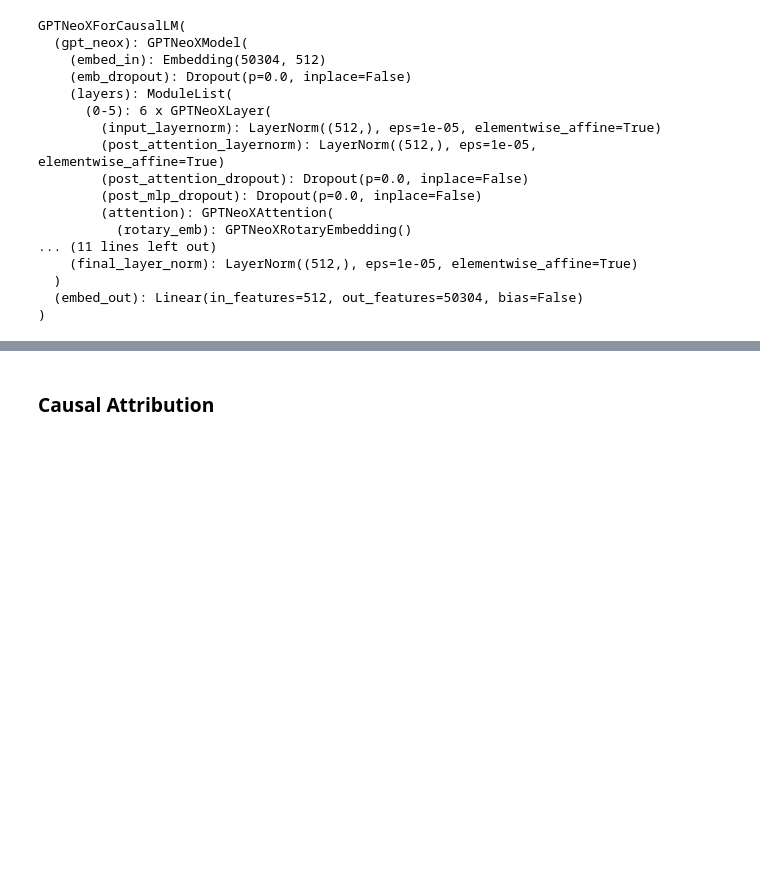
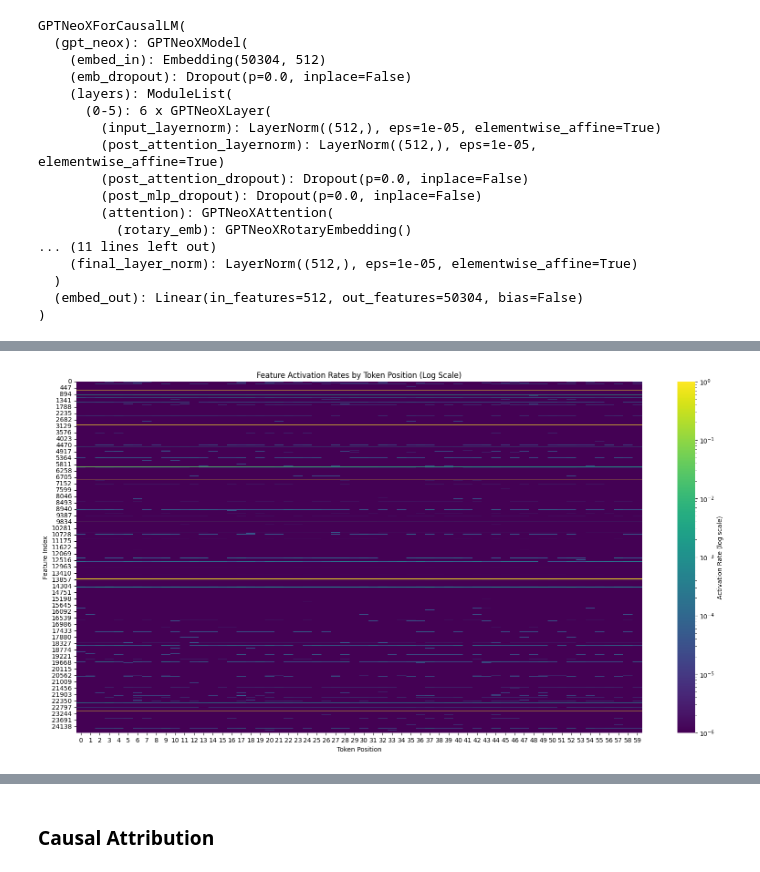
Before and after one commit to sidnb13/tensor-saes, a Jupyter notebook: notebooks/causal_attribution.ipynb, the cells around one changed output, grey strips where cells are left out. Saved outputs shown, nothing was run; the diff lists cells and outputs as text; code cells hidden in the pictures; blank space fills up the shorter version.

Commit message:
Plots for activation rates across features and tokens

```diff
--- a/notebooks/causal_attribution.ipynb
+++ b/notebooks/causal_attribution.ipynb
@@ -50,7 +51,7 @@ model = AutoModelForCausalLM.from_pretrained(
 ).cuda()
 tokenizer = AutoTokenizer.from_pretrained(model_name)
 
-sae_ckpt = load_file(ckpt_path, device="cuda:0")
+sae_ckpt = load_file(ckpt_path, device=torch.cuda.current_device())
 
 feature_encoder_weights = sae_ckpt.get("encoder.weight", sae_ckpt.get("weight"))
 feature_encoder_bias = sae_ckpt.get("encoder.bias", sae_ckpt.get("bias"))
@@ -443,0 +498,48 @@ tensor(120.0001, device='cuda:0')
+# %%
+from matplotlib.colors import LogNorm
+
+
+def plot_activation_rate_heatmap(
+    tokenwise_feature_activation_rate, max_features=1000, min_rate=1e-6
+):
+    # Convert to numpy and transpose to have features on y-axis and token positions on x-axis
+    data = tokenwise_feature_activation_rate.cpu().numpy().T
+
+    # If there are too many features, sample a subset
+    if data.shape[0] > max_features:
+        indices = np.random.choice(data.shape[0], max_features, replace=False)
+        data = data[indices]
+
+    # Set very small values to min_rate to avoid log(0)
+    data = np.maximum(data, min_rate)
+
+    # Create the plot
+    plt.figure(figsize=(20, 10))
+
+    # Use LogNorm for the color scaling
+    sns.heatmap(
+        data,
+        cmap="viridis",
+        norm=LogNorm(vmin=min_rate, vmax=1),
+        cbar_kws={"label": "Activation Rate (log scale)"},
+    )
+
+    plt.title("Feature Activation Rates by Token Position (Log Scale)")
+    plt.xlabel("Token Position")
+    plt.ylabel("Feature Index")
+
+    # Save the plot
+    plt.savefig(
+        os.path.join(PLOT_DIR, "activation_rate_heatmap_log.png"),
+        dpi=300,
+        bbox_inches="tight",
+    )
+    plt.show()
+
+
+# Usage
+plot_activation_rate_heatmap(
+    stats.tokenwise_feature_activation_rate, max_features=30000
+)
+# %% [output]
+[figure, added]
```
Also changed, not shown: parts of 22 cells of this notebook, 8 other files.
